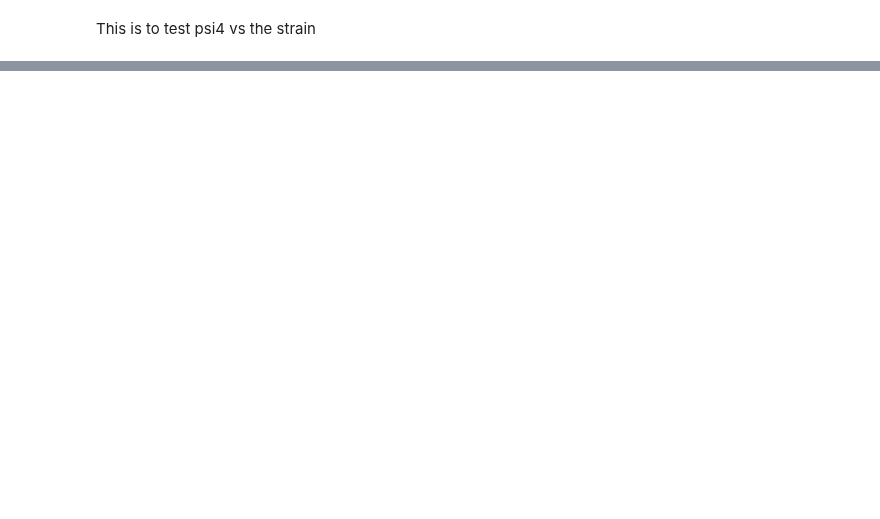
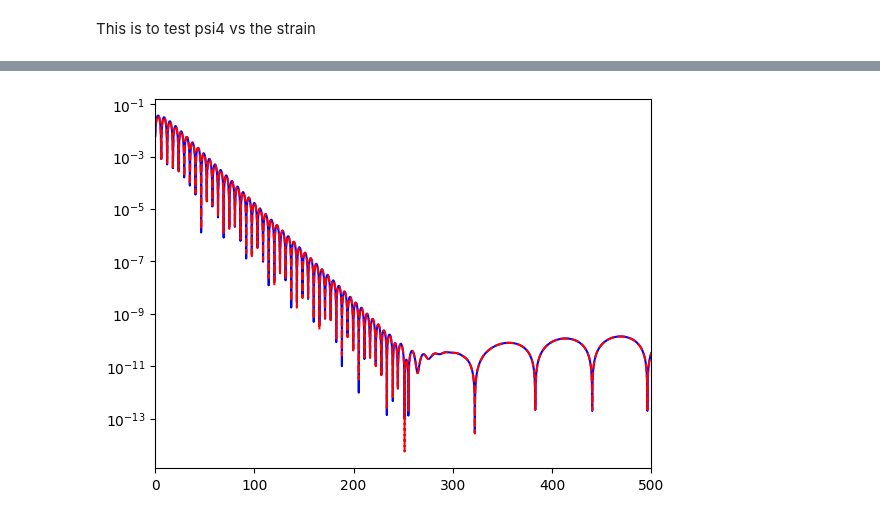
Before and after one commit to BGP-QNM-FITS/bgp_qnm_fits, a Jupyter notebook: psi4_test.ipynb, the cells around one changed output, grey strips where cells are left out. Saved outputs shown, nothing was run; the diff lists cells and outputs as text; code cells hidden in the pictures; blank space fills up the shorter version.

```diff
--- a/psi4_test.ipynb
+++ b/psi4_test.ipynb
@@ -34,0 +48,12 @@ FileNotFoundError: [Errno 2] No such file or directory: '/data/rvnd2-2/CCE_data/
+# %%
+#plt.plot(news_dict['times'], np.abs(np.real(news_dict[(2,2)])), color='black')
+#plt.plot(news_dict_pre['times'], np.abs(np.real(news_dict_pre[(2,2)])), linestyle='--', color='black')
+plt.plot(psi_4_dict['times'], np.abs(np.real(psi_4_dict[(2,2)])), color='blue')
+plt.plot(psi_4_dict_pre['times'], np.abs(np.real(psi_4_dict_pre[(2,2)])), linestyle='--', color='red')
+#plt.plot(h_dict['times'], np.abs(np.real(h_dict[(2,2)])), color='blue')
+#plt.plot(h_dict_pre['times'], np.abs(np.real(h_dict_pre[(2,2)])), linestyle='--', color='blue')
+plt.xlim(0, 500)
+
+plt.yscale('log')
+# %% [output]
+[figure, added]
```
Also changed, not shown: parts of 16 cells of this notebook, 28 other files.
